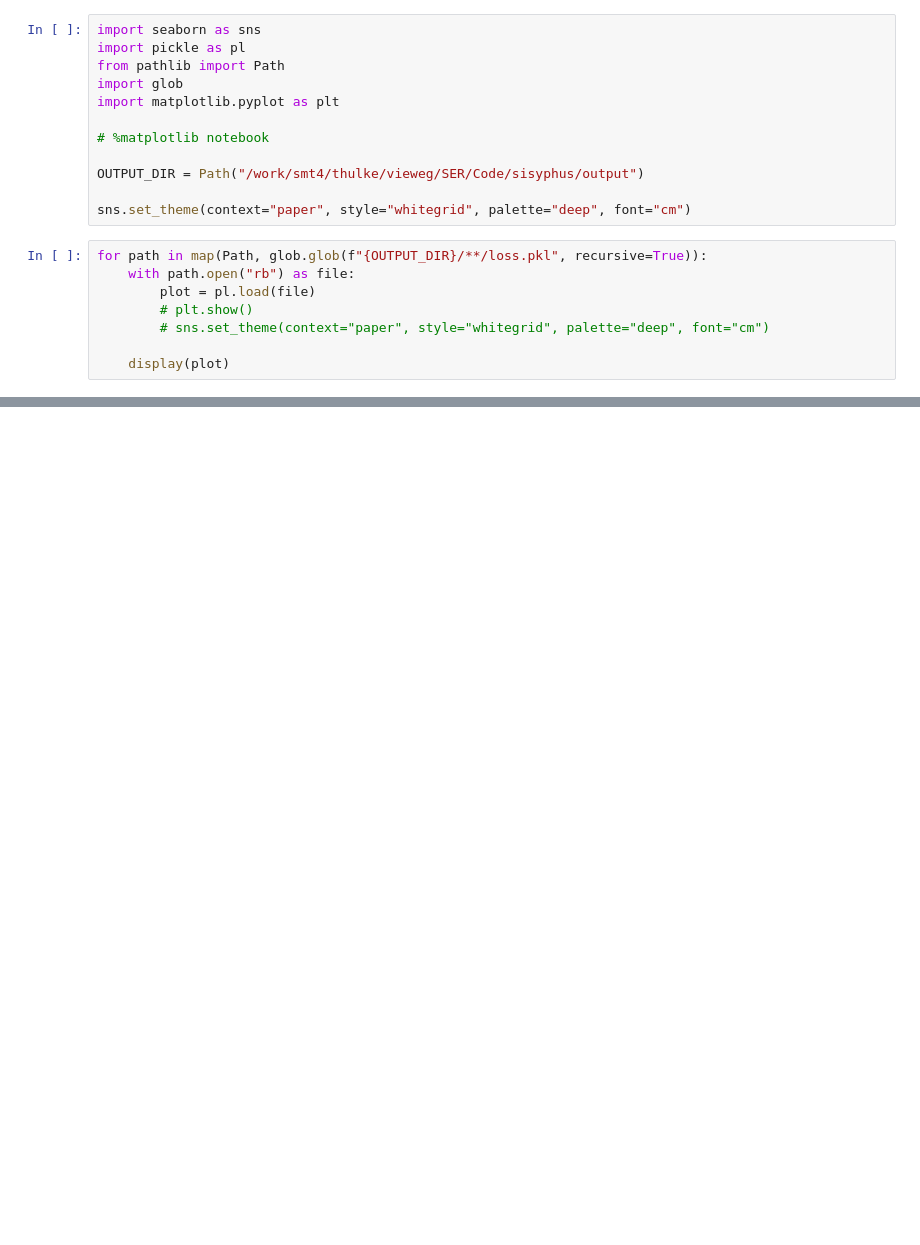
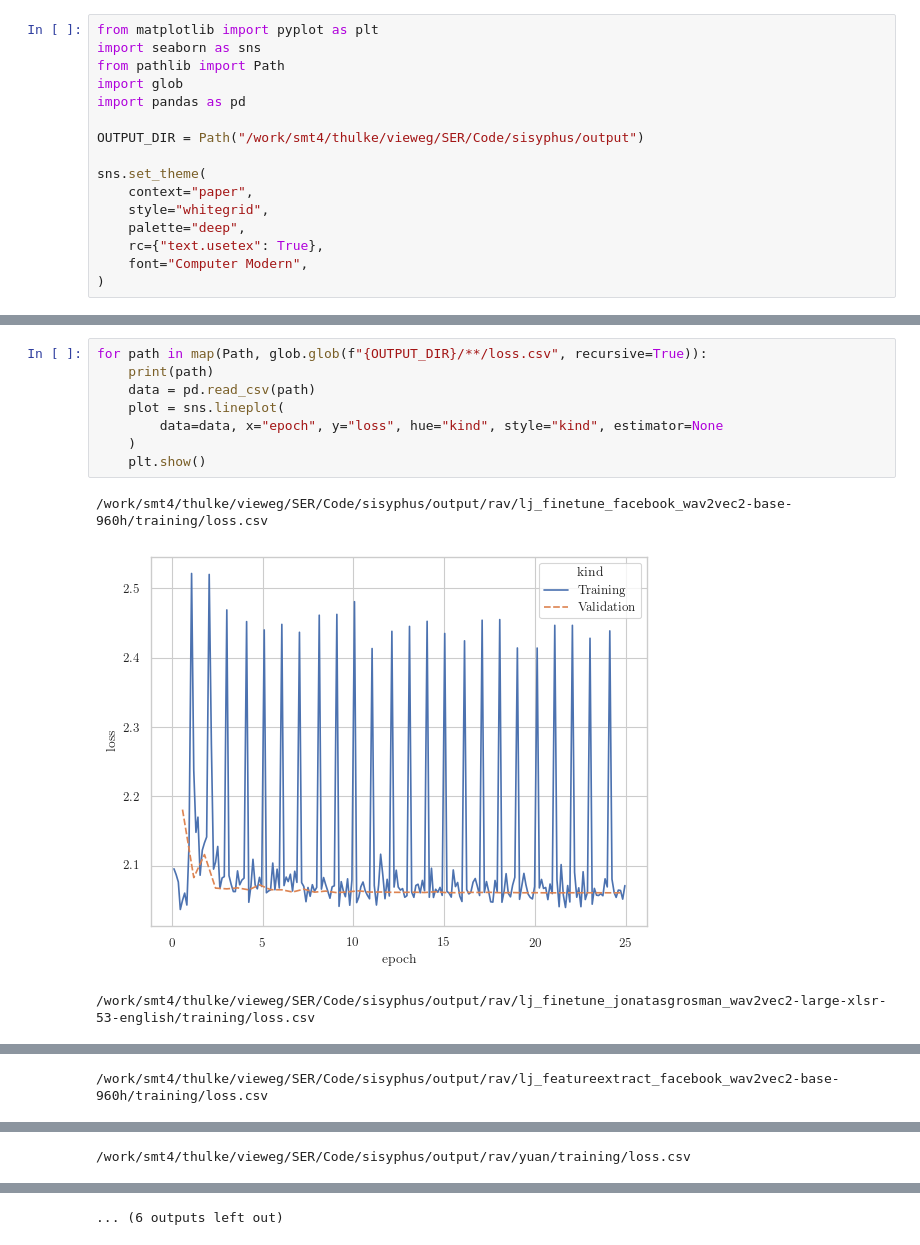
Before and after one commit to DSMaVie/ser-explo, a Jupyter notebook: scripts/format_plots.ipynb, the cells around one changed output, grey strips where cells are left out. Drawn from its saved outputs; the diff is of its cells as text; blank space fills up the shorter version.

```diff
--- a/scripts/format_plots.ipynb
+++ b/scripts/format_plots.ipynb
@@ -1,20 +1,16 @@
 # %%
+from matplotlib import pyplot as plt
 import seaborn as sns
-import pickle as pl
 from pathlib import Path
 import glob
-import matplotlib.pyplot as plt
-
-# %matplotlib notebook
+import pandas as pd
 
 OUTPUT_DIR = Path("/work/smt4/thulke/vieweg/SER/Code/sisyphus/output")
 
-sns.set_theme(context="paper", style="whitegrid", palette="deep", font="cm")
+sns.set_theme(
+    context="paper",
+    style="whitegrid",
+    palette="deep",
+    rc={"text.usetex": True},
+    font="Computer Modern",
+)
-# %%
-for path in map(Path, glob.glob(f"{OUTPUT_DIR}/**/loss.pkl", recursive=True)):
-    with path.open("rb") as file:
-        plot = pl.load(file)
-        # plt.show()
-        # sns.set_theme(context="paper", style="whitegrid", palette="deep", font="cm")
-
-    display(plot)
@@ -34,0 +17,12 @@ for path in map(Path, glob.glob(f"{OUTPUT_DIR}/**/loss.pkl", recursive=True)):
+# %%
+for path in map(Path, glob.glob(f"{OUTPUT_DIR}/**/loss.csv", recursive=True)):
+    print(path)
+    data = pd.read_csv(path)
+    plot = sns.lineplot(
+        data=data, x="epoch", y="loss", hue="kind", style="kind", estimator=None
+    )
+    plt.show()
+# %% [output]
+/work/smt4/thulke/vieweg/SER/Code/sisyphus/output/rav/lj_finetune_facebook_wav2vec2-base-960h/training/loss.csv
+[figure, added]
+/work/smt4/thulke/vieweg/SER/Code/sisyphus/output/rav/lj_finetune_jonatasgrosman_wav2vec2-large-xlsr-53-english/training/loss.csv
@@ -34,0 +30 @@ for path in map(Path, glob.glob(f"{OUTPUT_DIR}/**/loss.pkl", recursive=True)):
+/work/smt4/thulke/vieweg/SER/Code/sisyphus/output/rav/lj_featureextract_facebook_wav2vec2-base-960h/training/loss.csv
@@ -34,0 +32 @@ for path in map(Path, glob.glob(f"{OUTPUT_DIR}/**/loss.pkl", recursive=True)):
+/work/smt4/thulke/vieweg/SER/Code/sisyphus/output/rav/yuan/training/loss.csv
@@ -34,0 +38 @@ for path in map(Path, glob.glob(f"{OUTPUT_DIR}/**/loss.pkl", recursive=True)):
+... (6 outputs left out)
```
Also changed, not shown: parts of 3 cells of this notebook, 12 other files.
